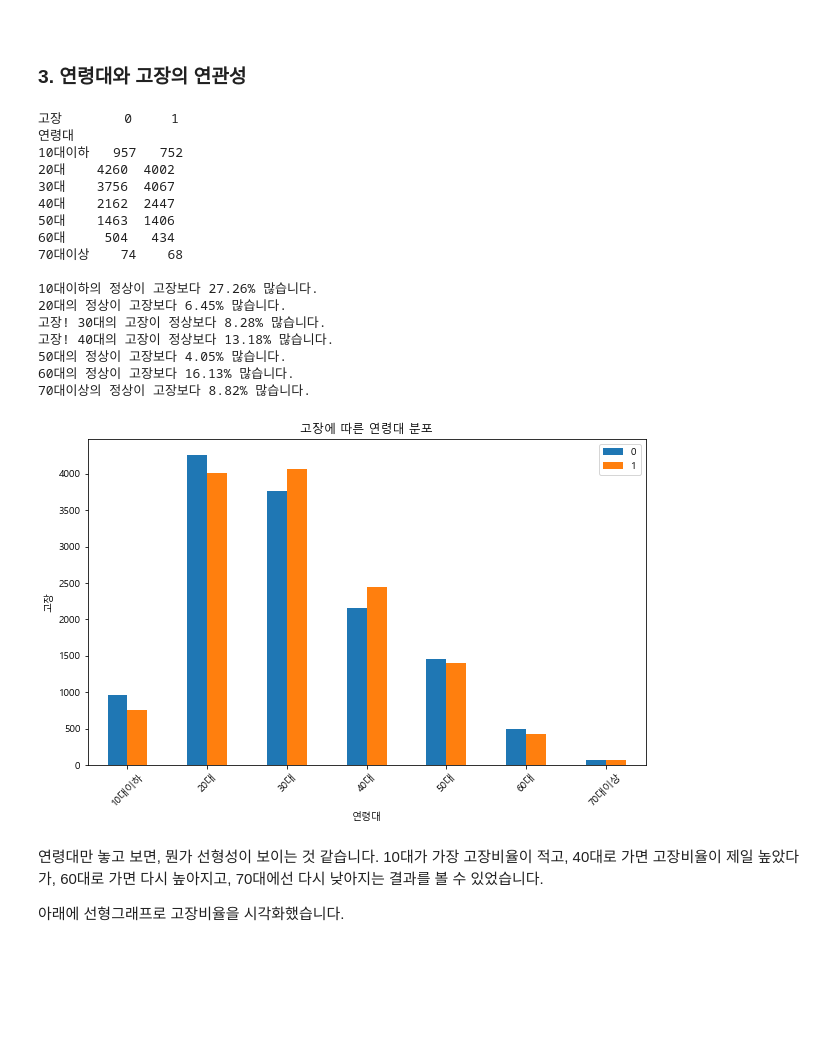
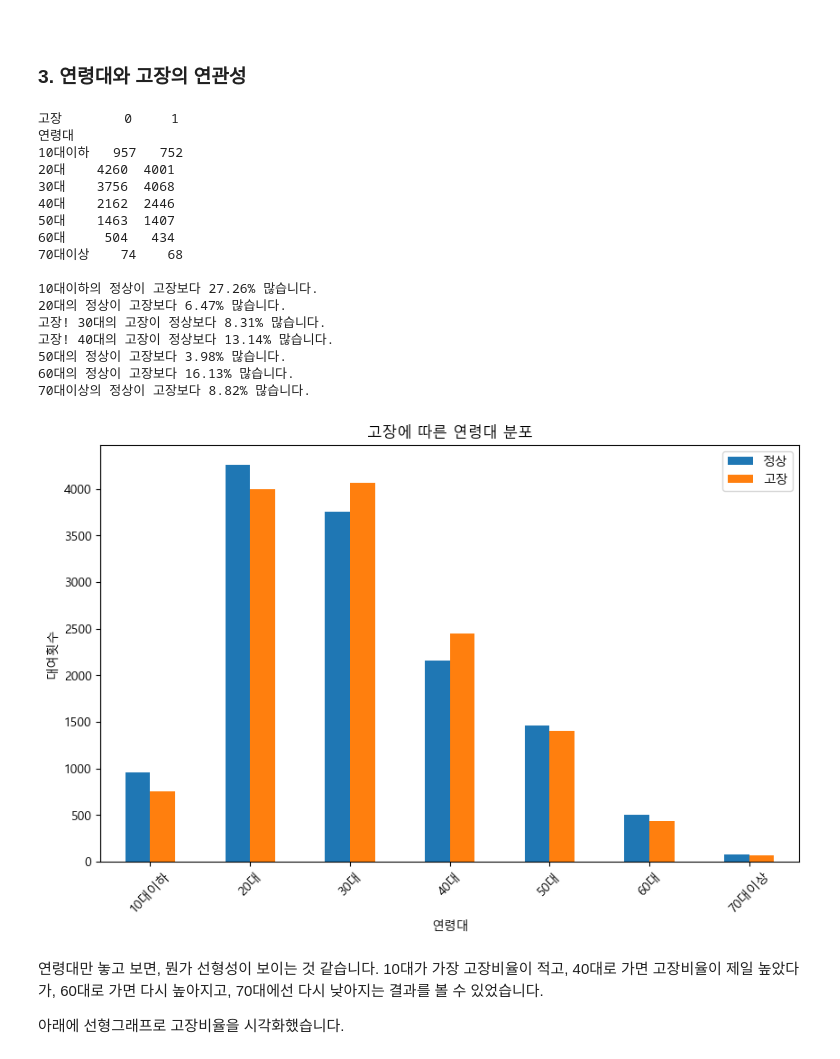
Before and after one commit to leechanhoe/data-science-project, a Jupyter notebook: 나이성별과 고장의 연관성 분석.ipynb, the cells around one changed output. Cells and saved outputs as stored; diff of their text form; code cells hidden in the pictures; blank space fills up the shorter version.

```diff
--- a/나이성별과 고장의 연관성 분석.ipynb
+++ b/나이성별과 고장의 연관성 분석.ipynb
@@ -5,6 +5,7 @@ import pandas as pd
 import numpy as np
 import matplotlib
 import matplotlib.pyplot as plt
+matplotlib.rcParams['font.family'] ='Malgun Gothic'
 matplotlib.rcParams['axes.unicode_minus'] = False
 # %%
 df = pd.read_csv("training_data7~12.csv")
@@ -154,43 +158,43 @@ plt.show()
 # %%
 cross_table = pd.crosstab(df['연령대'], df['고장'])
 print(cross_table)
 print()
 
 diff = []
 for i, row in cross_table.iterrows():
     if row[0] <= row[1]:
         print("고장! {}의 고장이 정상보다 {:.2f}% 많습니다.".format(i, (row[1] - row[0]) / row[0] * 100))
     else:
         print("{}의 정상이 고장보다 {:.2f}% 많습니다.".format(i, (row[0] - row[1]) / row[1] * 100))
     diff.append((row[1] - row[0]) / row[1] * 100)
 
 fig, ax = plt.subplots(figsize=(10, 6))
 cross_table.plot(kind='bar', ax=ax)
 ax.set_xlabel('연령대')
-ax.set_ylabel('고장')
+ax.set_ylabel('대여횟수')
 ax.set_title('고장에 따른 연령대 분포')
-ax.legend(['0', '1'])
+ax.legend(['정상', '고장'])
 plt.xticks(rotation=45)
 plt.show()
 # %% [output]
 고장        0     1
 연령대
 10대이하   957   752
-20대    4260  4002
-30대    3756  4067
-40대    2162  2447
-50대    1463  1406
+20대    4260  4001
+30대    3756  4068
+40대    2162  2446
+50대    1463  1407
 60대     504   434
 70대이상    74    68
 
 10대이하의 정상이 고장보다 27.26% 많습니다.
-20대의 정상이 고장보다 6.45% 많습니다.
-고장! 30대의 고장이 정상보다 8.28% 많습니다.
-고장! 40대의 고장이 정상보다 13.18% 많습니다.
-50대의 정상이 고장보다 4.05% 많습니다.
+20대의 정상이 고장보다 6.47% 많습니다.
+고장! 30대의 고장이 정상보다 8.31% 많습니다.
+고장! 40대의 고장이 정상보다 13.14% 많습니다.
+50대의 정상이 고장보다 3.98% 많습니다.
 60대의 정상이 고장보다 16.13% 많습니다.
 70대이상의 정상이 고장보다 8.82% 많습니다.
-[figure, old version]
+[figure, new version]
 # %% [markdown]
 연령대만 놓고 보면, 뭔가 선형성이 보이는 것 같습니다. 10대가 가장 고장비율이 적고, 40대로 가면 고장비율이 제일 높았다가, 60대로 가면 다시 높아지고, 70대에선 다시 낮아지는 결과를 볼 수 있었습니다.
 
```
Also changed, not shown: parts of 6 cells of this notebook, 4 other files.
